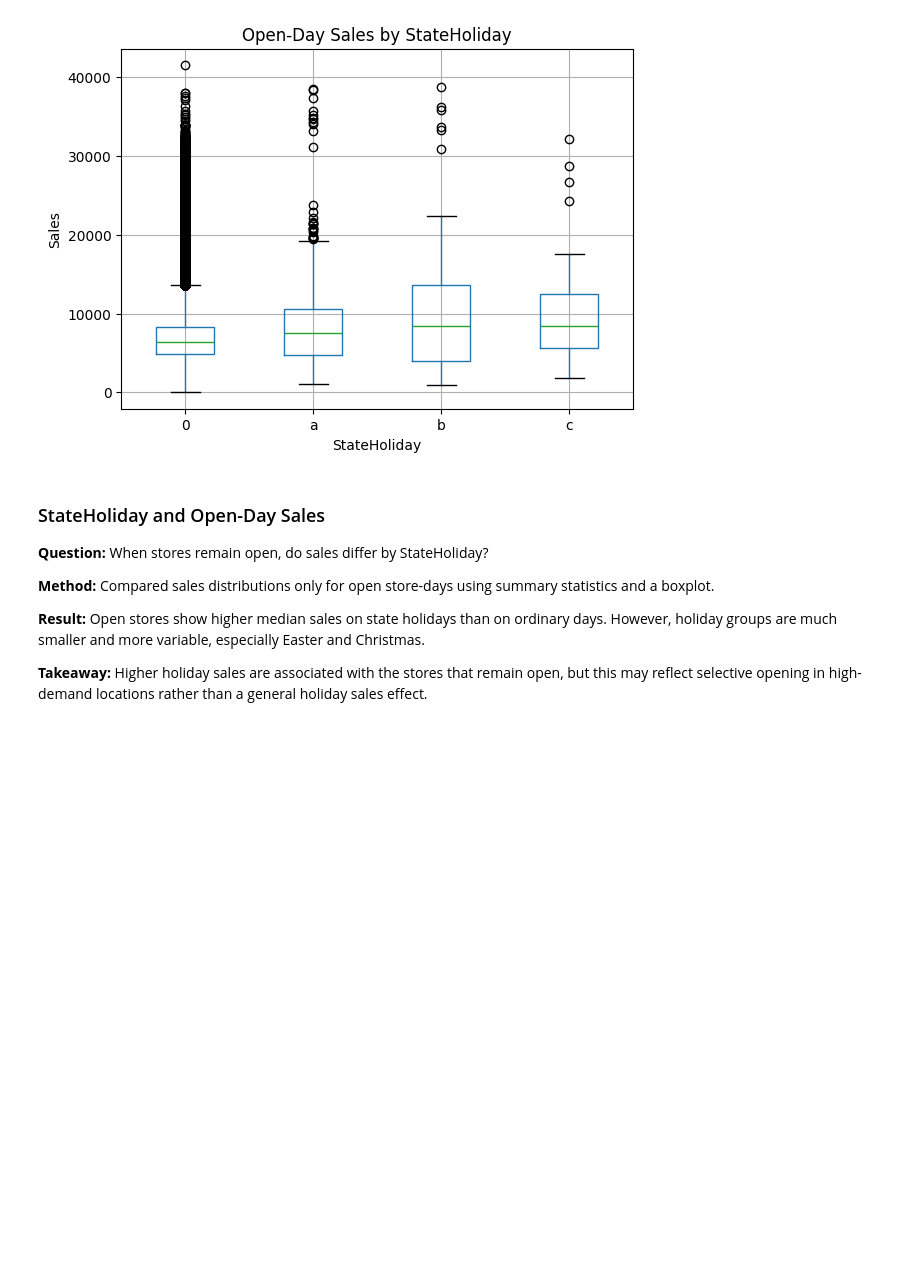
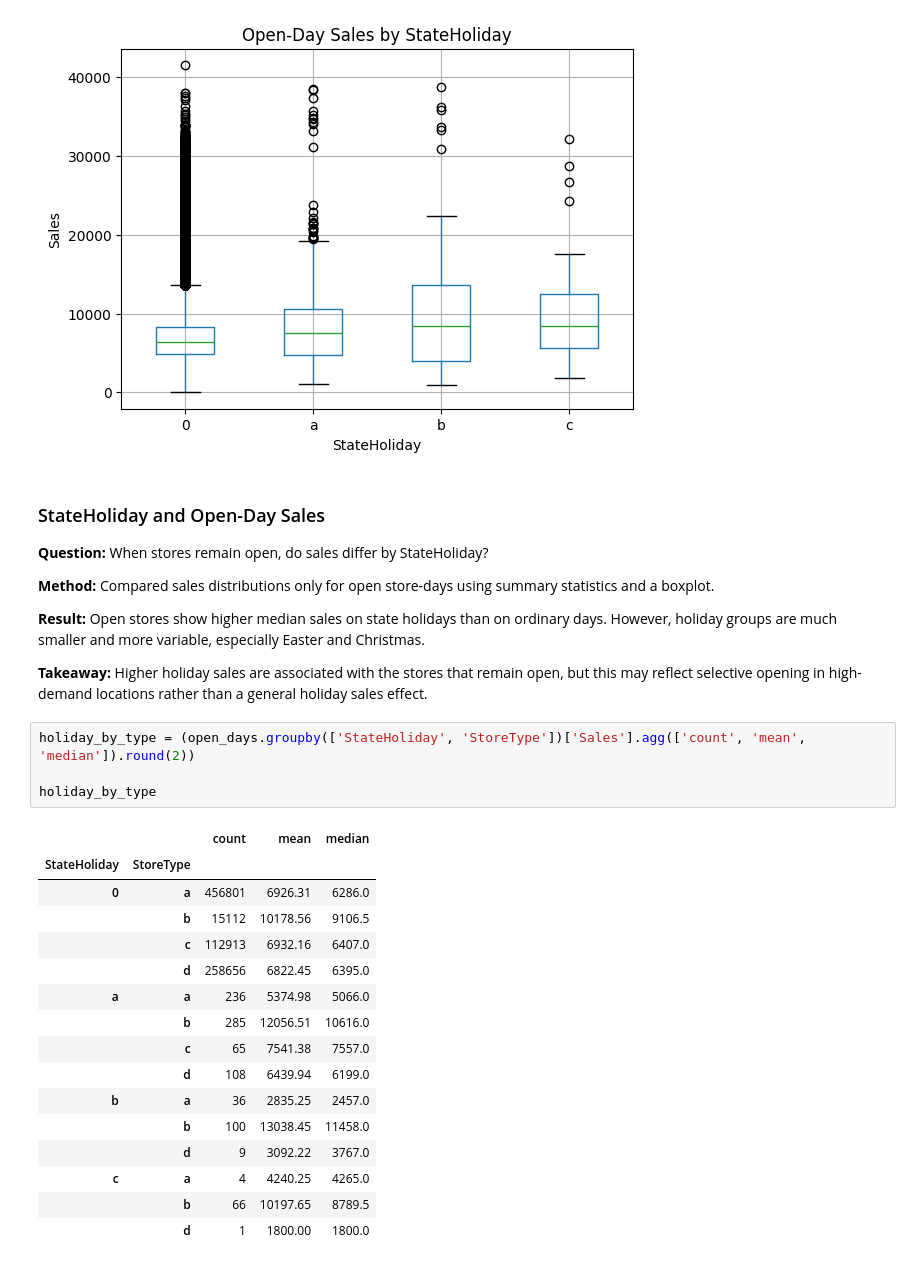
Before and after one commit to Aliraza-Amjad-Shaikh/demand-lens, a Jupyter notebook: notebooks/02_eda.ipynb, the cells around one changed output. Cells and saved outputs as stored; diff of their text form; blank space fills up the shorter version.

Commit message:
Measured StateHoliday with StoreType

```diff
--- a/notebooks/02_eda.ipynb
+++ b/notebooks/02_eda.ipynb
@@ -494,3 +494,24 @@ plt.show()
 **Result:** Open stores show higher median sales on state holidays than on ordinary days. However, holiday groups are much smaller and more variable, especially Easter and Christmas.
 
 **Takeaway:** Higher holiday sales are associated with the stores that remain open, but this may reflect selective opening in high-demand locations rather than a general holiday sales effect.
+# %%
+holiday_by_type = (open_days.groupby(['StateHoliday', 'StoreType'])['Sales'].agg(['count', 'mean', 'median']).round(2))
+
+holiday_by_type
+# %% [output]
+|  |  | count | mean | median |
+| StateHoliday | StoreType |  |  |  |
+| 0 | a | 456801 | 6926.31 | 6286.0 |
+|  | b | 15112 | 10178.56 | 9106.5 |
+|  | c | 112913 | 6932.16 | 6407.0 |
+|  | d | 258656 | 6822.45 | 6395.0 |
+| a | a | 236 | 5374.98 | 5066.0 |
+|  | b | 285 | 12056.51 | 10616.0 |
+|  | c | 65 | 7541.38 | 7557.0 |
+|  | d | 108 | 6439.94 | 6199.0 |
+| b | a | 36 | 2835.25 | 2457.0 |
+|  | b | 100 | 13038.45 | 11458.0 |
+|  | d | 9 | 3092.22 | 3767.0 |
+| c | a | 4 | 4240.25 | 4265.0 |
+|  | b | 66 | 10197.65 | 8789.5 |
+|  | d | 1 | 1800.00 | 1800.0 |
```
Also changed, not shown: parts of 1 cell of this notebook.
